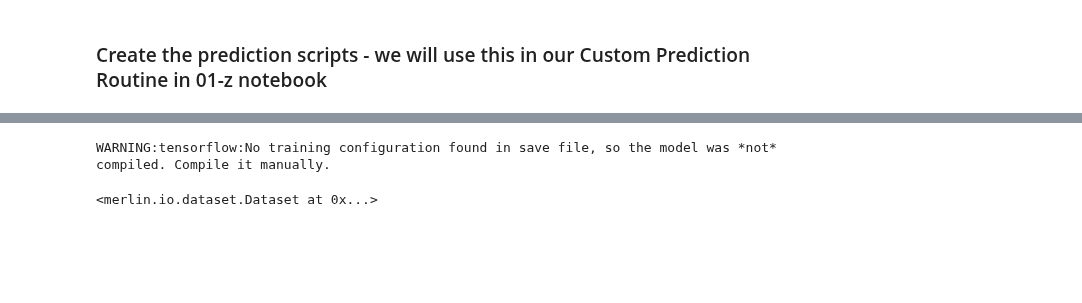
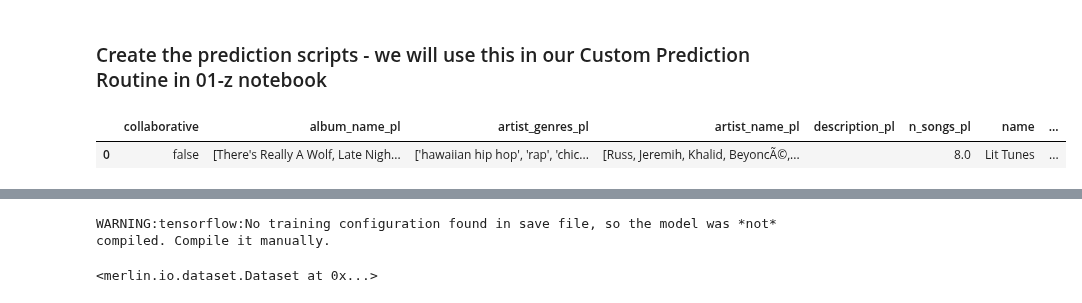
Before and after one commit to jswortz/spotify_mpd_two_tower, a Jupyter notebook: tensorflow-predict.ipynb, the cells around one changed output, grey strips where cells are left out. Cells and saved outputs as stored; diff of their text form; code cells hidden in the pictures; blank space fills up the shorter version.

```diff
--- a/tensorflow-predict.ipynb
+++ b/tensorflow-predict.ipynb
@@ -114,3 +121,11 @@ def predict(instances, model):
     loader = mm.Loader(instances, batch_size=instances.num_rows, shuffle=False)
     batch =next(iter(loader))
     return model(batch[0])
+# %%
+### Debug
+dictinput = json.loads(TEST_INSTANCE)
+pandas_instance = pd.DataFrame.from_dict(dictinput, orient='index').T
+pandas_instance
+# %% [output]
+|  | collaborative | album_name_pl | artist_genres_pl | artist_name_pl | description_pl | n_songs_pl | name | ... |
+| 0 | false | [There's Really A Wolf, Late Nigh... | ['hawaiian hip hop', 'rap', 'chic... | [Russ, Jeremih, Khalid, BeyoncÃ©,... |  | 8.0 | Lit Tunes | ... |
```
Also changed, not shown: parts of 6 cells of this notebook.
